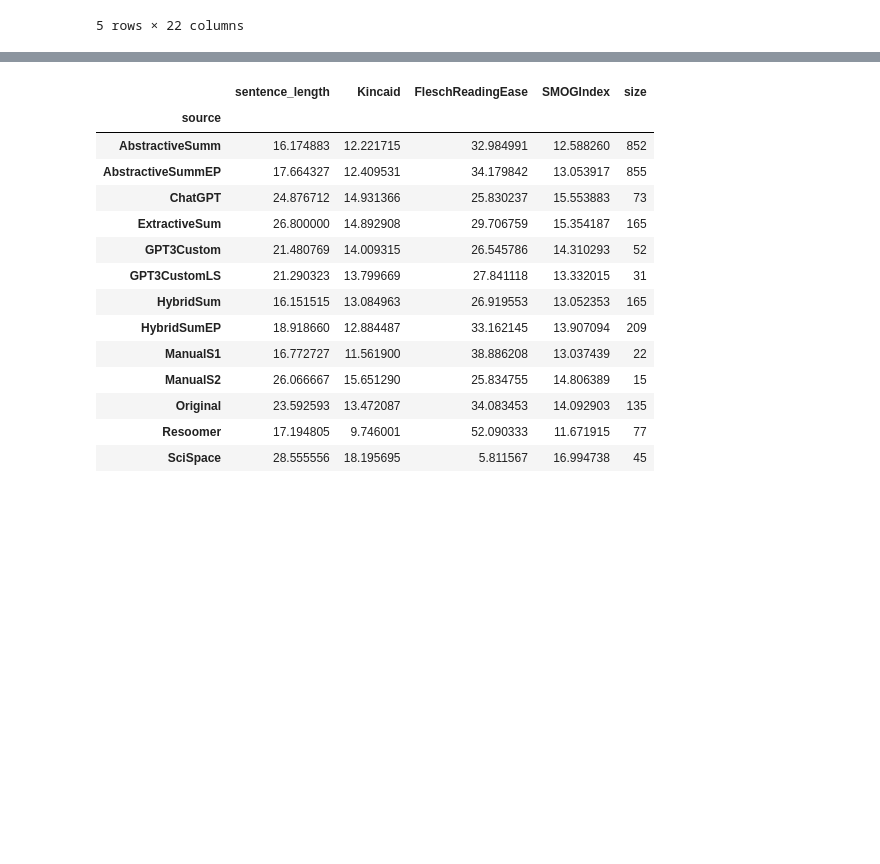
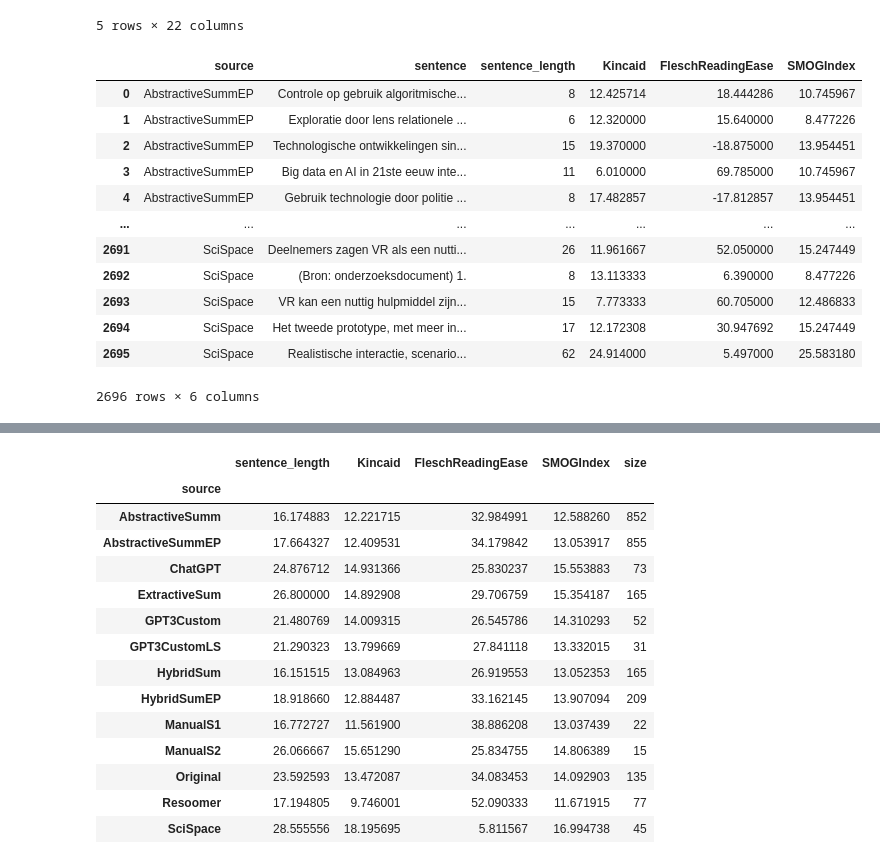
Before and after one commit to dylancluyse/bachelorproef-nlp-tekstvereenvoudiging, a Jupyter notebook: scripts/text-analysis.ipynb, the cells around one changed output, grey strips where cells are left out. Drawn from its saved outputs; the diff is of its cells as text; code cells hidden in the pictures; blank space fills up the shorter version.

```diff
--- a/scripts/text-analysis.ipynb
+++ b/scripts/text-analysis.ipynb
@@ -16,3 +16,20 @@ df.head()
 | 3 | Big data en AI in 21ste eeuw inte... | AbstractiveSummEP | AISurveillance | 11 | 6.010000 | 4.294000 | 7.111812 | 69.785000 | ... |
 | 4 | Gebruik technologie door politie ... | AbstractiveSummEP | AISurveillance | 8 | 17.482857 | 20.422857 | 27.851228 | -17.812857 | ... |
 5 rows × 22 columns
+# %%
+readability = df[['source', 'sentence', 'sentence_length', 'Kincaid','FleschReadingEase','SMOGIndex']]
+readability
+# %% [output]
+|  | source | sentence | sentence_length | Kincaid | FleschReadingEase | SMOGIndex |
+| 0 | AbstractiveSummEP | Controle op gebruik algoritmische... | 8 | 12.425714 | 18.444286 | 10.745967 |
+| 1 | AbstractiveSummEP | Exploratie door lens relationele ... | 6 | 12.320000 | 15.640000 | 8.477226 |
+| 2 | AbstractiveSummEP | Technologische ontwikkelingen sin... | 15 | 19.370000 | -18.875000 | 13.954451 |
+| 3 | AbstractiveSummEP | Big data en AI in 21ste eeuw inte... | 11 | 6.010000 | 69.785000 | 10.745967 |
+| 4 | AbstractiveSummEP | Gebruik technologie door politie ... | 8 | 17.482857 | -17.812857 | 13.954451 |
+| ... | ... | ... | ... | ... | ... | ... |
+| 2691 | SciSpace | Deelnemers zagen VR als een nutti... | 26 | 11.961667 | 52.050000 | 15.247449 |
+| 2692 | SciSpace | (Bron: onderzoeksdocument) 1. | 8 | 13.113333 | 6.390000 | 8.477226 |
+| 2693 | SciSpace | VR kan een nuttig hulpmiddel zijn... | 15 | 7.773333 | 60.705000 | 12.486833 |
+| 2694 | SciSpace | Het tweede prototype, met meer in... | 17 | 12.172308 | 30.947692 | 15.247449 |
+| 2695 | SciSpace | Realistische interactie, scenario... | 62 | 24.914000 | 5.497000 | 25.583180 |
+2696 rows × 6 columns
```
Also changed, not shown: parts of 7 cells of this notebook, 19 other files.
